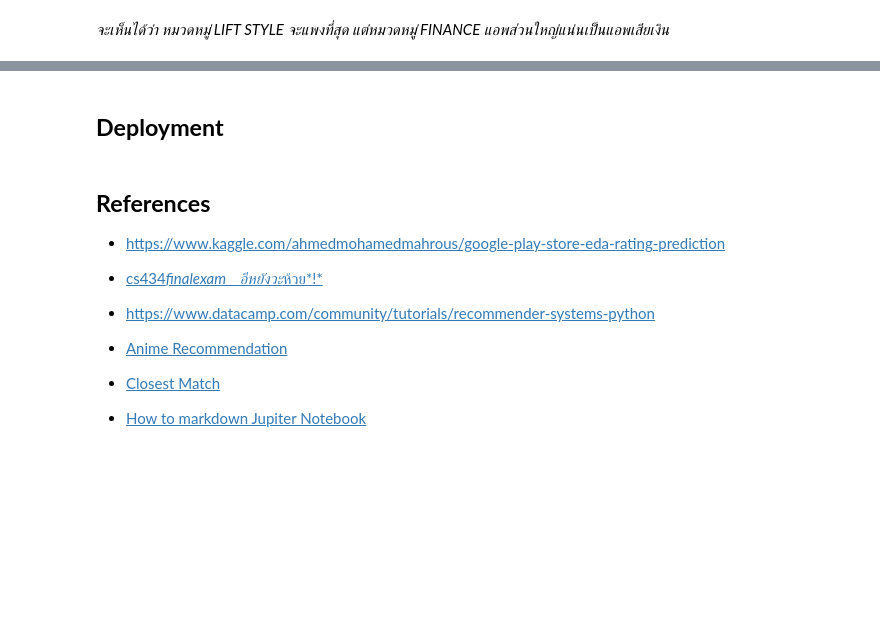
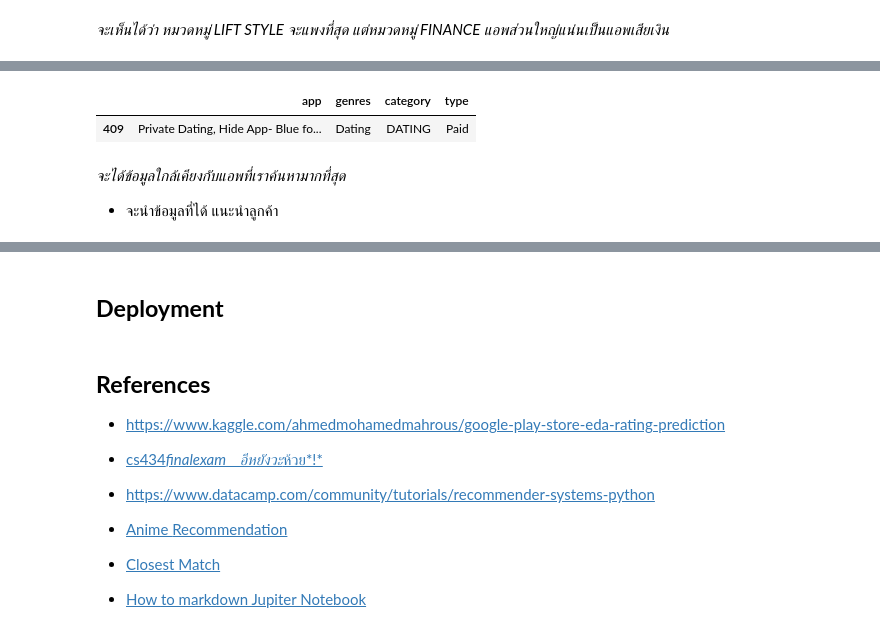
Before and after one commit to king-glitch/cs-434, a Jupyter notebook: index.ipynb, the cells around one changed output, grey strips where cells are left out. Saved outputs shown, nothing was run; the diff lists cells and outputs as text; code cells hidden in the pictures; blank space fills up the shorter version.

```diff
--- a/index.ipynb
+++ b/index.ipynb
@@ -450,3 +501,0 @@ tfidf_vectorizer = TfidfVectorizer(stop_words='english')
-# %%
-content_count_matrix = count_vectorizer.fit_transform(data['describe'])
-content_count_matrix.shape
@@ -455,4 +501,0 @@ content_count_matrix.shape
-# %%
-type_count_matrix = count_vectorizer.fit_transform(data['genres'].replace(
-    to_replace='(;|&| +)', value=' ', regex=True)+data['category'])
-type_count_matrix.shape
@@ -473,0 +502,5 @@ name_cosine_sim = cosine_similarity(name_count_matrix, name_count_matrix)
+# %%
+# สร้างตัว matrix สำหรับ content ที่ใช้สำหรับข้อมูลที่คล้ายๆกัน
+content_count_matrix = count_vectorizer.fit_transform(describe)
+content_cosine_sim = cosine_similarity(content_count_matrix, content_count_matrix)
+content_count_matrix.shape
@@ -478,10 +528,6 @@ class Recommendations:
         self.amount = amount
 
     def nearest_name(self, name: str):
-        # app_detail = self.get_app_detail(name)
-
-        # if app_detail:
-        #     return app_detail
         close = self.get_close_matches(name)
         get_sr = df['app'][df['app'].isin([name])]
         if len(get_sr) != 0:
@@ -493,10 +539,10 @@ class Recommendations:
     def get_close_matches(self, name: str):
         global df
         get_sr2 = df['app'][df['app'].apply(
-            lambda x: x.lower()).str.startswith(name[:2].lower())]
+            lambda x: x.lower()).str.contains(name.lower())]
         if len(get_sr2) != 0:
             return get_sr2.tolist()
-        return ''
+        return []
 
     def get_indices(self):
         metadata = df.reset_index()
@@ -513,10 +559,12 @@ class Recommendations:
         sim_scores = sorted(sim_scores, key=lambda x: x[1], reverse=True)
         sim_scores = sim_scores[0:self.amount + 1]
         _indices = [i[0] for i in sim_scores]
+
         recs = df[['app', 'genres', 'category', 'type']].iloc[_indices]
         recs['match_score'] = [i[1] for i in sim_scores]
         recs['match_score'] = recs['match_score'].apply(lambda x: round(x, 4))
-        return recs.loc[recs.app != self.name, ['app', 'genres', 'category', 'type', 'match_score']]
+        recs = recs.loc[recs.app != self.name]
+        return recs.loc[recs.match_score > 0, ['app', 'genres', 'category', 'type', 'match_score']]
 
     def get_app_detail(self):
         return df.loc[df['app'] == self.name, ['app', 'genres', 'category', 'type']]
@@ -570,0 +571,12 @@ recommend.get_recommendations(type_cosine_sim)
+# %%
+# construct ข้อมูลแอพ จากชื่อที่ให้ไป
+recommend = Recommendations('Dating')
+
+# แสดงข้อมูลแอพที่ใกล้เคียงกับชื่อมากที่สุดมาแสดง
+recommend.get_app_detail()
+# %% [output]
+|  | app | genres | category | type |
+| 409 | Private Dating, Hide App- Blue fo... | Dating | DATING | Paid |
+# %% [markdown]
+*จะได้ข้อมูลใกล้เคียงกับแอพที่เราค้นหามากที่สุด*
+- จะนำข้อมูลที่ได้ แนะนำลูกค้า
```
Also changed, not shown: parts of 34 cells of this notebook, 6 other files.
